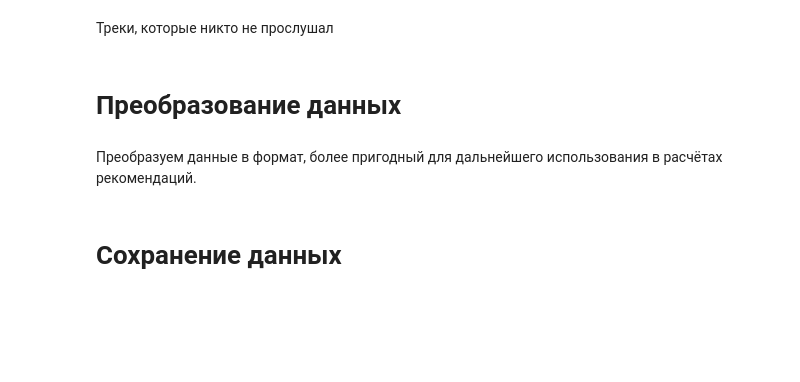
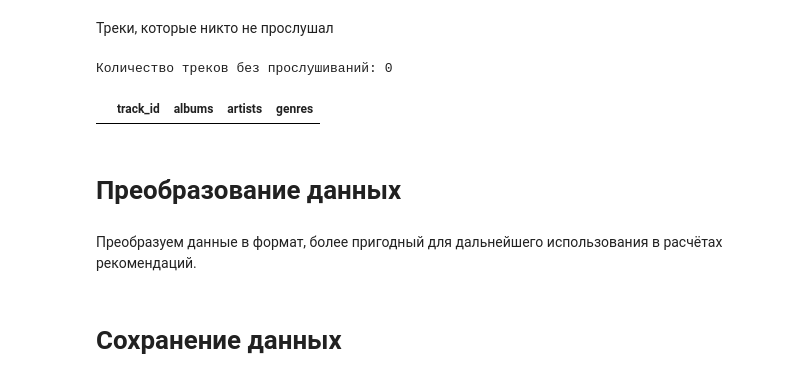
Before and after one commit to The-Mushroom-That-Killed-Mario/mle-project-sprint-4-v001, a Jupyter notebook: recommendations.ipynb, the cells around one changed output. Cells and saved outputs as stored; diff of their text form; code cells hidden in the pictures; blank space fills up the shorter version.

```diff
--- a/recommendations.ipynb
+++ b/recommendations.ipynb
@@ -289,5 +435,25 @@ print(
 # %% [markdown]
 Треки, которые никто не прослушал
+# %%
+# треки, которые никто не прослушал
+
+listened_track_ids = set(
+    interactions["track_id"].unique()
+)
+
+unlistened_tracks = tracks[
+    ~tracks["track_id"].isin(listened_track_ids)
+]
+
+print(
+    "Количество треков без прослушиваний:",
+    len(unlistened_tracks)
+)
+
+unlistened_tracks.head()
+# %% [output]
+Количество треков без прослушиваний: 0
+|  | track_id | albums | artists | genres |
 # %% [markdown]
 # Преобразование данных
 # %% [markdown]
```
Also changed, not shown: parts of 4 cells of this notebook.
